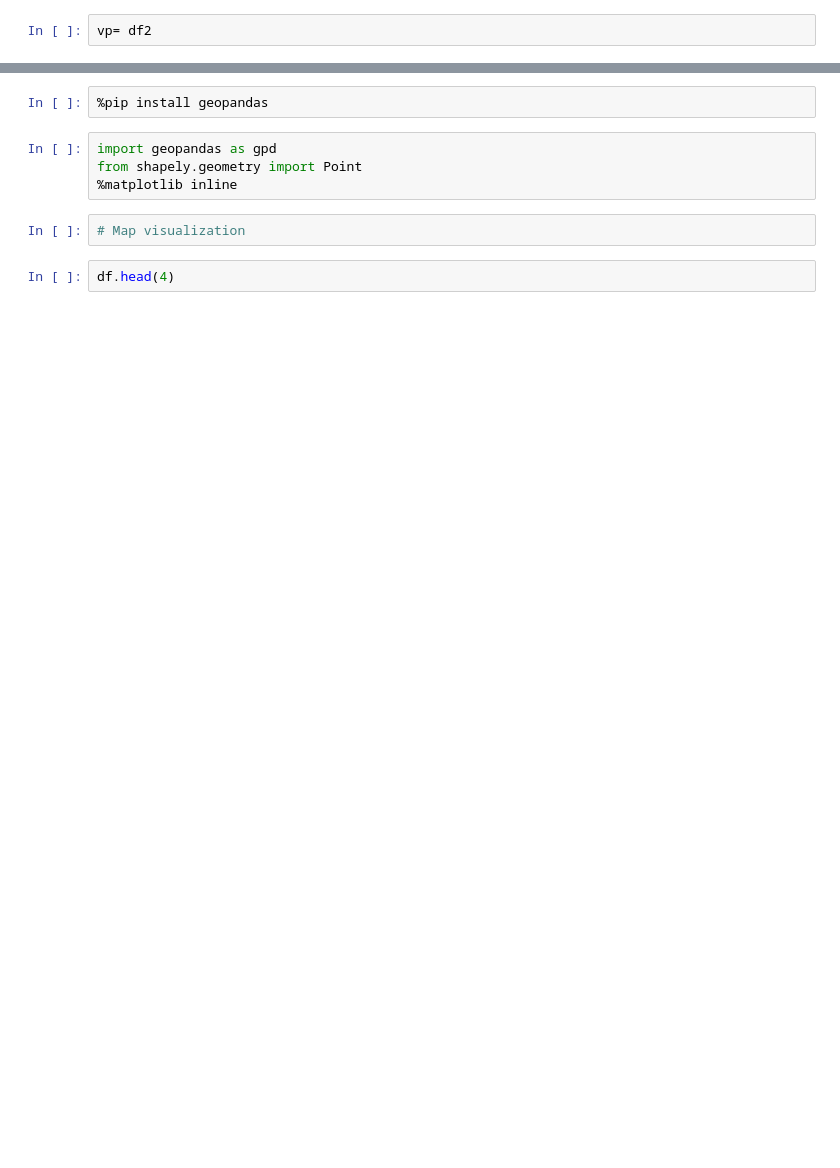
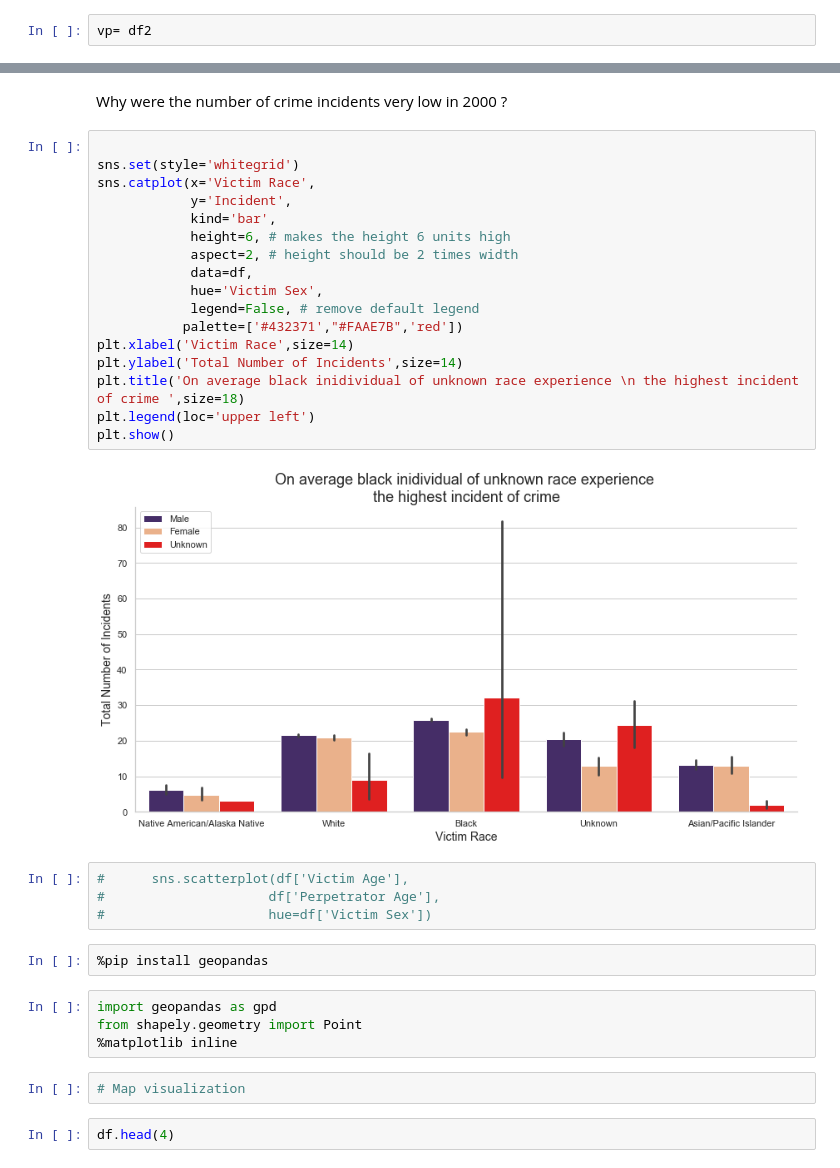
Before and after one commit to pretttyvo/ML1-Visualization-and-Data-Preprocessing, a Jupyter notebook: Lab 1/Kris_ML_lab1.ipynb, the cells around one changed output, grey strips where cells are left out. Cells and saved outputs as stored; diff of their text form; blank space fills up the shorter version.

```diff
--- a/Lab 1/Kris_ML_lab1.ipynb
+++ b/Lab 1/Kris_ML_lab1.ipynb
@@ -407,3 +422,28 @@ plt.show()
+# %% [markdown]
+Why were the number of crime incidents very low in 2000 ?
+# %%
+
+sns.set(style='whitegrid')
+sns.catplot(x='Victim Race',
+            y='Incident',
+            kind='bar',
+            height=6, # makes the height 6 units high
+            aspect=2, # height should be 2 times width
+            data=df,
+            hue='Victim Sex',
+            legend=False, # remove default legend
+           palette=['#432371',"#FAAE7B",'red'])
+plt.xlabel('Victim Race',size=14)
+plt.ylabel('Total Number of Incidents',size=14)
+plt.title('On average black inidividual of unknown race experience \n the highest incident of crime ',size=18)
+plt.legend(loc='upper left')
+plt.show()
+# %% [output]
+[figure, added]
+# %%
+#      sns.scatterplot(df['Victim Age'],
+#                     df['Perpetrator Age'],
+#                     hue=df['Victim Sex'])
 # %%
 %pip install geopandas
 # %%
```
Also changed, not shown: parts of 42 cells of this notebook.
